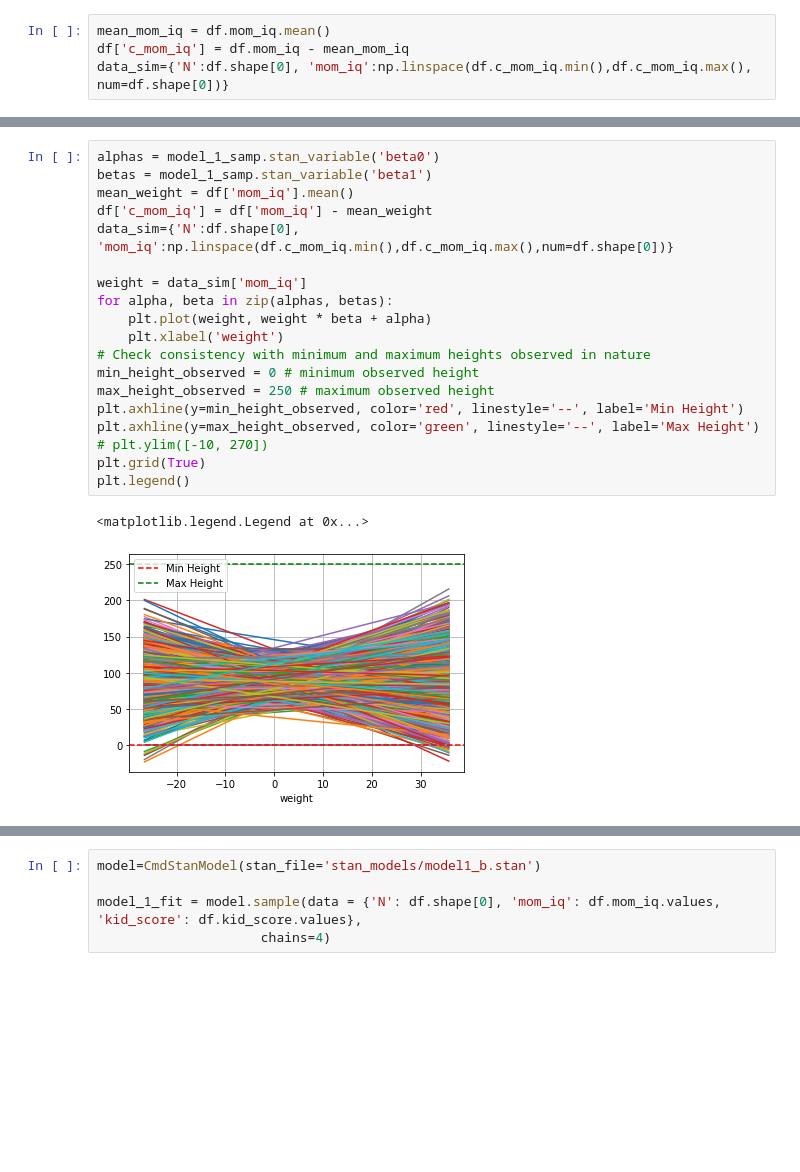
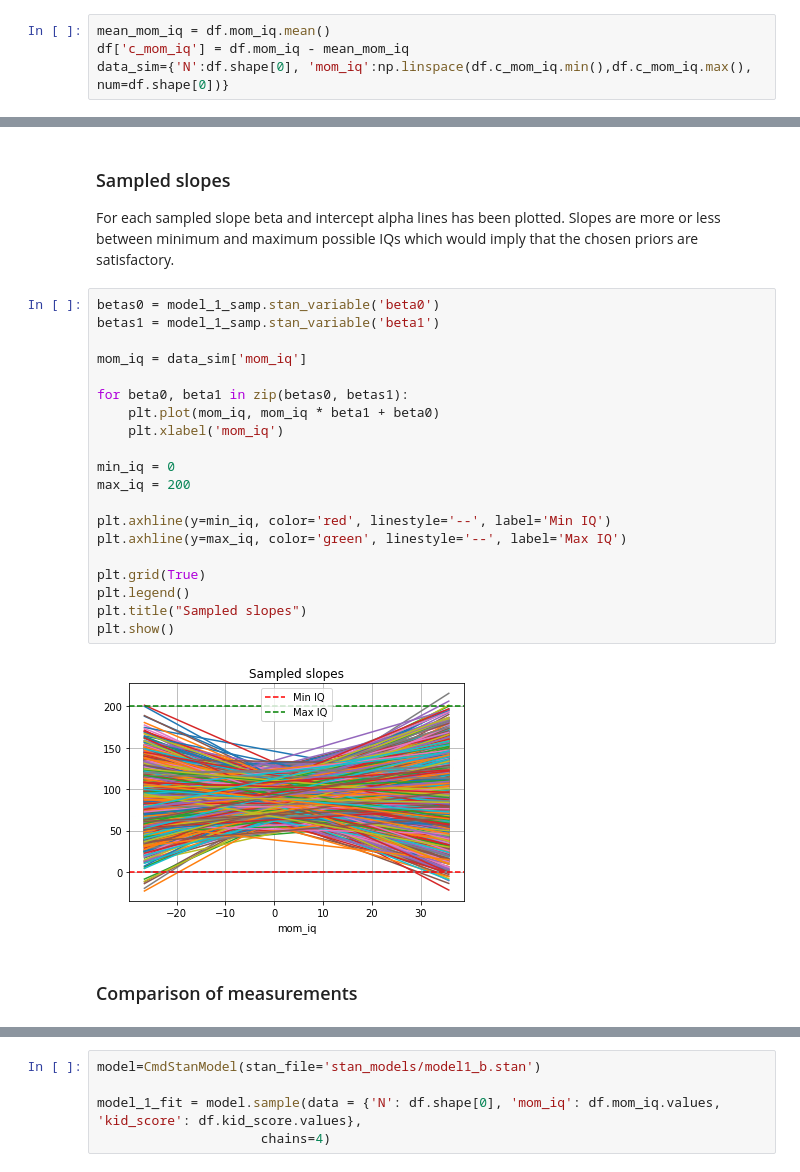
Before and after one commit to Sylwiam12/kidiq, a Jupyter notebook: kid_iq_FULL.ipynb, the cells around one changed output, grey strips where cells are left out. Drawn from its saved outputs; the diff is of its cells as text; blank space fills up the shorter version.

Commit message:
prior finished kinda

```diff
--- a/kid_iq_FULL.ipynb
+++ b/kid_iq_FULL.ipynb
@@ -233,26 +215,31 @@ kid_score[99]  46.00  0.890   54.00  0.0  0.0  142.0  3644.0   5258.0    1.0
 
 [103 rows x 9 columns]
+# %% [markdown]
+### Sampled slopes
+For each sampled slope beta and intercept alpha lines has been plotted. Slopes are more or less between minimum and maximum possible IQs which would imply that the chosen priors are satisfactory.
 # %%
-alphas = model_1_samp.stan_variable('beta0')
-betas = model_1_samp.stan_variable('beta1')
-mean_weight = df['mom_iq'].mean()
-df['c_mom_iq'] = df['mom_iq'] - mean_weight
-data_sim={'N':df.shape[0], 'mom_iq':np.linspace(df.c_mom_iq.min(),df.c_mom_iq.max(),num=df.shape[0])}
+betas0 = model_1_samp.stan_variable('beta0')
+betas1 = model_1_samp.stan_variable('beta1')
 
-weight = data_sim['mom_iq']
-for alpha, beta in zip(alphas, betas):
-    plt.plot(weight, weight * beta + alpha)
-    plt.xlabel('weight')
-# Check consistency with minimum and maximum heights observed in nature
-min_height_observed = 0 # minimum observed height
-max_height_observed = 250 # maximum observed height
-plt.axhline(y=min_height_observed, color='red', linestyle='--', label='Min Height')
-plt.axhline(y=max_height_observed, color='green', linestyle='--', label='Max Height')
-# plt.ylim([-10, 270])
+mom_iq = data_sim['mom_iq']
+
+for beta0, beta1 in zip(betas0, betas1):
+    plt.plot(mom_iq, mom_iq * beta1 + beta0)
+    plt.xlabel('mom_iq')
+
+min_iq = 0
+max_iq = 200
+
+plt.axhline(y=min_iq, color='red', linestyle='--', label='Min IQ')
+plt.axhline(y=max_iq, color='green', linestyle='--', label='Max IQ')
+
 plt.grid(True)
 plt.legend()
+plt.title("Sampled slopes")
+plt.show()
 # %% [output]
-<matplotlib.legend.Legend at 0x...>
-[figure, old version]
+[figure, new version]
+# %% [markdown]
+### Comparison of measurements
 # %%
 plt.figure(figsize=(14,6))
```
Also changed, not shown: parts of 6 cells of this notebook.
